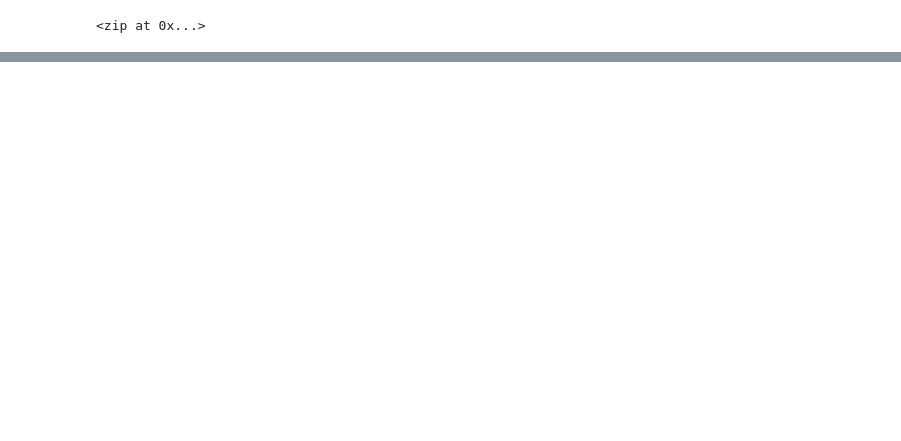
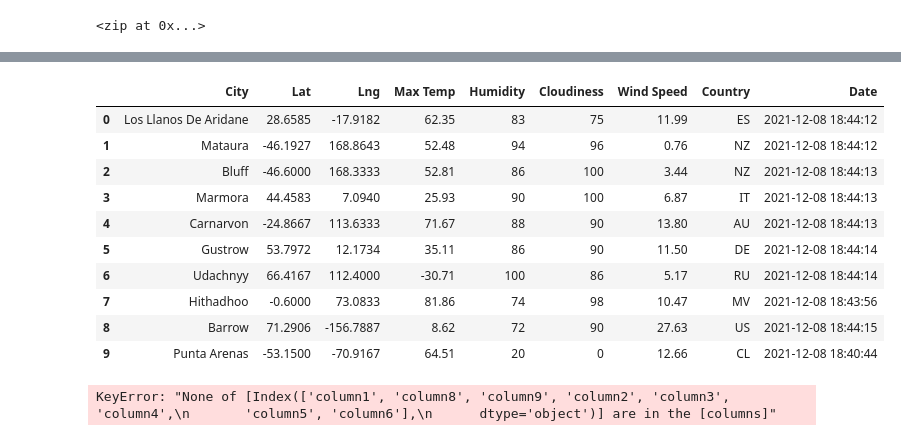
Before and after one commit to avhadrohini163/World_Weather_Analysis, a Jupyter notebook: WeatherPy.ipynb, the cells around one changed output, grey strips where cells are left out. Saved outputs shown, nothing was run; the diff lists cells and outputs as text; code cells hidden in the pictures; blank space fills up the shorter version.

Commit message:
Adding API data.

```diff
--- a/WeatherPy.ipynb
+++ b/WeatherPy.ipynb
@@ -32,0 +43,13 @@ len(cities)
+# %%
+# Starting URL for Weather Map API Call.
+url = "http://api.openweathermap.org/data/2.5/weather?units=Imperial&APPID=" + weather_api_key
+# %%
+# Create an empty list to hold the weather data.
+city_data = []
+# Print the beginning of the logging.
+print("Beginning Data Retrieval    ")
+print("----------------------------")
+
+# Create counters.
+record_count = 1
+set_count = 1
@@ -32,0 +129,22 @@ len(cities)
+# %%
+# Convert the array of dictionaries to a Pandas DataFrame.
+city_data_df = pd.DataFrame(city_data)
+city_data_df.head(10)
+# %% [output]
+|  | City | Lat | Lng | Max Temp | Humidity | Cloudiness | Wind Speed | Country | Date |
+| 0 | Los Llanos De Aridane | 28.6585 | -17.9182 | 62.35 | 83 | 75 | 11.99 | ES | 2021-12-08 18:44:12 |
+| 1 | Mataura | -46.1927 | 168.8643 | 52.48 | 94 | 96 | 0.76 | NZ | 2021-12-08 18:44:12 |
+| 2 | Bluff | -46.6000 | 168.3333 | 52.81 | 86 | 100 | 3.44 | NZ | 2021-12-08 18:44:13 |
+| 3 | Marmora | 44.4583 | 7.0940 | 25.93 | 90 | 100 | 6.87 | IT | 2021-12-08 18:44:13 |
+| 4 | Carnarvon | -24.8667 | 113.6333 | 71.67 | 88 | 90 | 13.80 | AU | 2021-12-08 18:44:13 |
+| 5 | Gustrow | 53.7972 | 12.1734 | 35.11 | 86 | 90 | 11.50 | DE | 2021-12-08 18:44:14 |
+| 6 | Udachnyy | 66.4167 | 112.4000 | -30.71 | 100 | 86 | 5.17 | RU | 2021-12-08 18:44:14 |
+| 7 | Hithadhoo | -0.6000 | 73.0833 | 81.86 | 74 | 98 | 10.47 | MV | 2021-12-08 18:43:56 |
+| 8 | Barrow | 71.2906 | -156.7887 | 8.62 | 72 | 90 | 27.63 | US | 2021-12-08 18:44:15 |
+| 9 | Punta Arenas | -53.1500 | -70.9167 | 64.51 | 20 | 0 | 12.66 | CL | 2021-12-08 18:40:44 |
+# %%
+# Reorder the coulumns.
+new_column_order = ["column1", "column8", "column9", "column2", "column3", "column4", "column5", "column6"]
+city_data_df = city_data_df[new_column_order]
+# %% [output]
+KeyError: "None of [Index(['column1', 'column8', 'column9', 'column2', 'column3', 'column4',\n       'column5', 'column6'],\n      dtype='object')] are in the [columns]"
```
Also changed, not shown: parts of 6 cells of this notebook, 1 other file.
